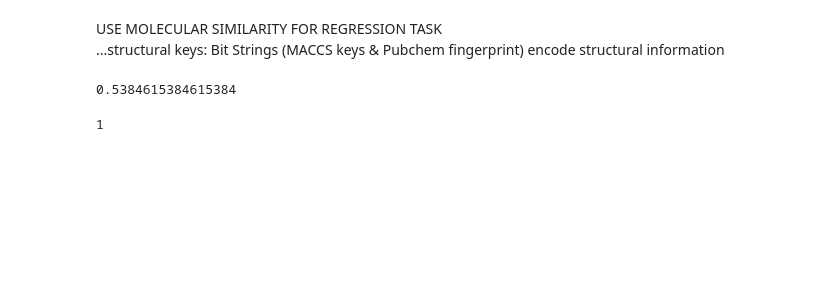
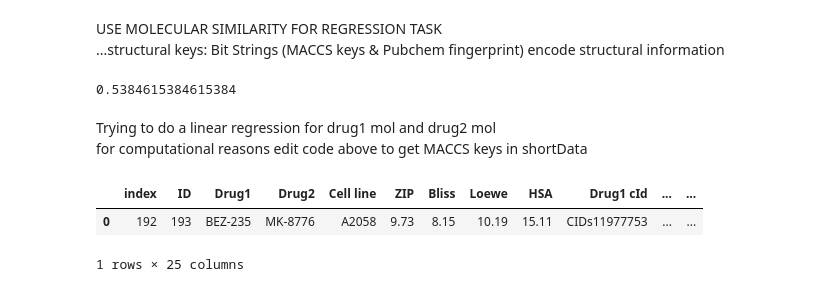
Before and after one commit to stefanhuber1510/marbleProject, a Jupyter notebook: firstOwnRegression.ipynb, the cells around one changed output. Cells and saved outputs as stored; diff of their text form; code cells hidden in the pictures; blank space fills up the shorter version.

```diff
--- a/firstOwnRegression.ipynb
+++ b/firstOwnRegression.ipynb
@@ -261,7 +250,12 @@ maccsk = [Chem.MACCSkeys.GenMACCSKeys(mols[0]),Chem.MACCSkeys.GenMACCSKeys(mols[
 DataStructs.FingerprintSimilarity(maccsk[0],maccsk[1])
 # %% [output]
 0.5384615384615384
-# %%
-1
-# %% [output]
-1
+# %% [markdown]
+Trying to do a linear regression for drug1 mol and drug2 mol<br>
+for computational reasons edit code above to get MACCS keys in shortData
+# %%
+shortData.head(1)
+# %% [output]
+|  | index | ID | Drug1 | Drug2 | Cell line | ZIP | Bliss | Loewe | HSA | Drug1 cId | ... | ... |
+| 0 | 192 | 193 | BEZ-235 | MK-8776 | A2058 | 9.73 | 8.15 | 10.19 | 15.11 | CIDs11977753 | ... | ... |
+1 rows × 25 columns
```
Also changed, not shown: parts of 17 cells of this notebook.
